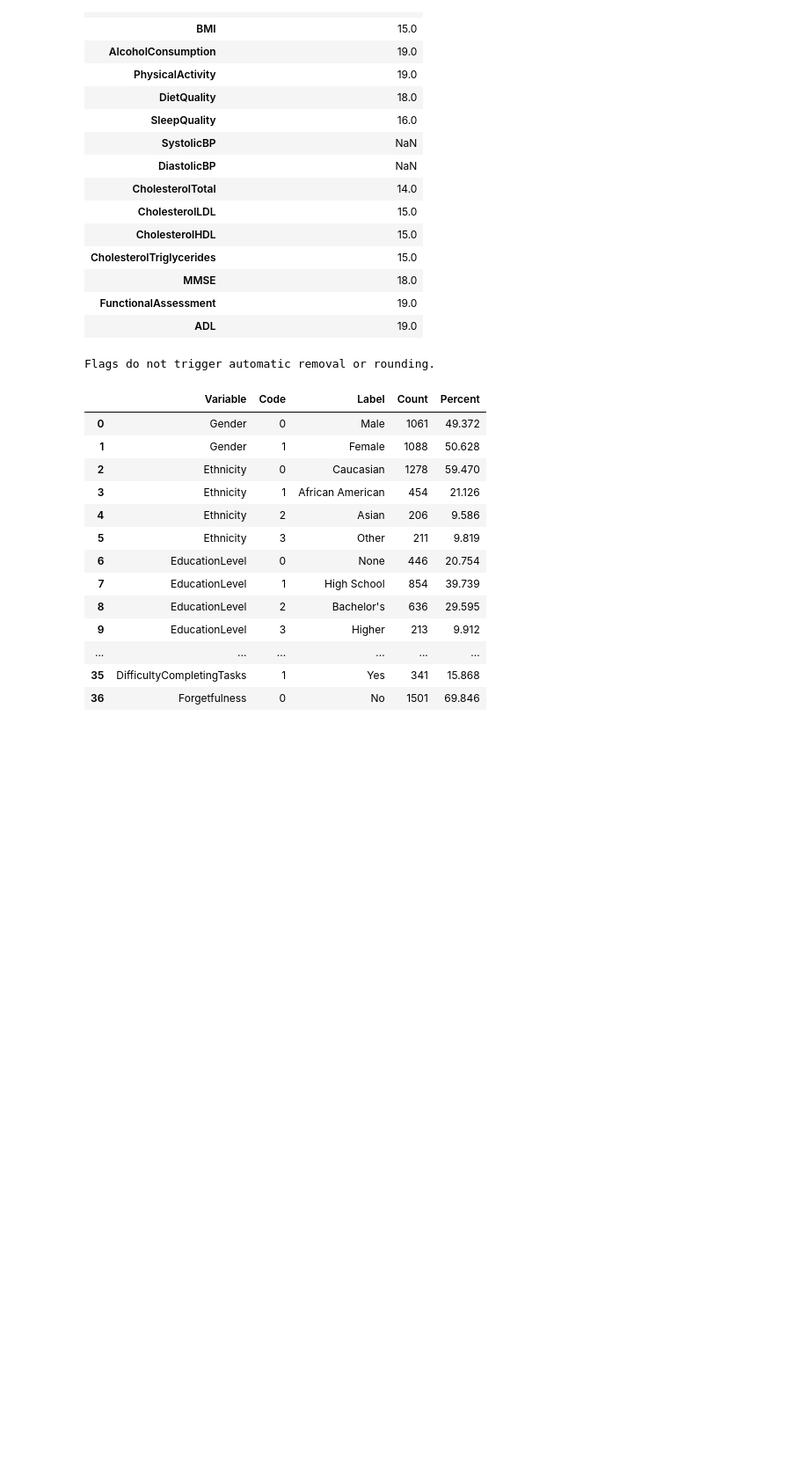
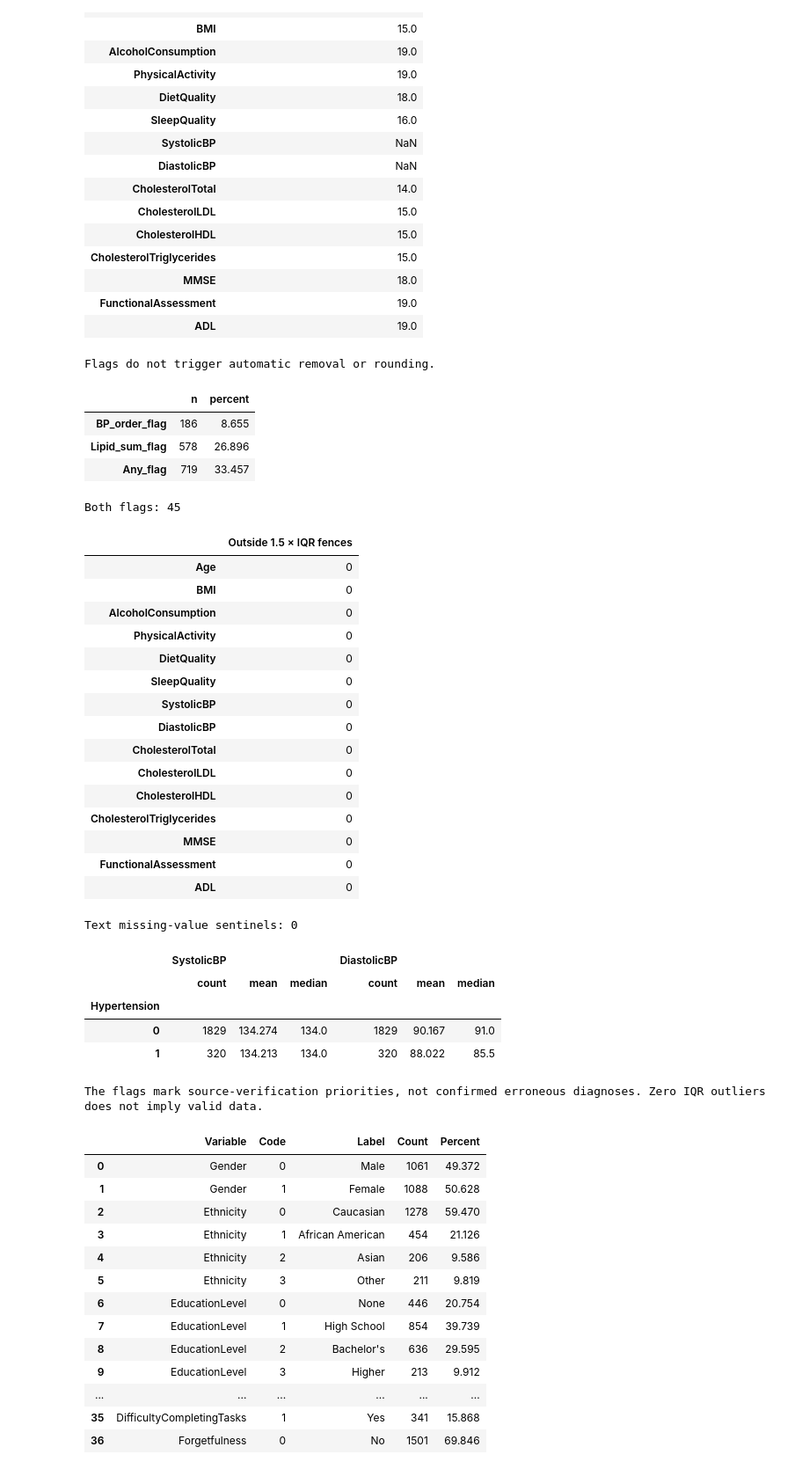
Before and after one commit to gebreabgithub/python_Task_3A, a Jupyter notebook: Assignment_3A_Alzheimers_Explore_and_Plan.ipynb, the cells around one changed output. Shown at 88% size. Drawn from its saved outputs; the diff is of its cells as text; code cells hidden in the pictures; blank space fills up the shorter version.

```diff
--- a/Assignment_3A_Alzheimers_Explore_and_Plan.ipynb
+++ b/Assignment_3A_Alzheimers_Explore_and_Plan.ipynb
@@ -250,6 +275,49 @@ Nonfinite numeric cells: 0
 | FunctionalAssessment | 19.0 |
 | ADL | 19.0 |
 Flags do not trigger automatic removal or rounding.
+# %%
+quality = pd.DataFrame(index=df.index)
+quality['BP_order_flag'] = df.SystolicBP.le(df.DiastolicBP)
+quality['Lipid_sum_flag'] = (df.CholesterolLDL + df.CholesterolHDL).gt(df.CholesterolTotal)
+quality['Any_flag'] = quality.any(axis=1)
+display(pd.DataFrame({'n':quality.sum(), 'percent':100*quality.mean()}))
+print('Both flags:', int((quality.BP_order_flag & quality.Lipid_sum_flag).sum()))
+quartiles=df[list(spec)].quantile([.25,.75])
+iqr=quartiles.loc[.75]-quartiles.loc[.25]
+iqr_flags=df[list(spec)].lt(quartiles.loc[.25]-1.5*iqr) | df[list(spec)].gt(quartiles.loc[.75]+1.5*iqr)
+display(iqr_flags.sum().rename('Outside 1.5 × IQR fences').to_frame())
+print('Text missing-value sentinels:', raw_text.apply(lambda s:s.str.strip().str.lower().isin(['na','n/a','null','none','unknown','?','-'])).sum().sum())
+display(df.groupby('Hypertension')[['SystolicBP','DiastolicBP']].agg(['count','mean','median']))
+print('The flags mark source-verification priorities, not confirmed erroneous diagnoses. Zero IQR outliers does not imply valid data.')
+# %% [output]
+|  | n | percent |
+| BP_order_flag | 186 | 8.655 |
+| Lipid_sum_flag | 578 | 26.896 |
+| Any_flag | 719 | 33.457 |
+Both flags: 45
+|  | Outside 1.5 × IQR fences |
+| Age | 0 |
+| BMI | 0 |
+| AlcoholConsumption | 0 |
+| PhysicalActivity | 0 |
+| DietQuality | 0 |
+| SleepQuality | 0 |
+| SystolicBP | 0 |
+| DiastolicBP | 0 |
+| CholesterolTotal | 0 |
+| CholesterolLDL | 0 |
+| CholesterolHDL | 0 |
+| CholesterolTriglycerides | 0 |
+| MMSE | 0 |
+| FunctionalAssessment | 0 |
+| ADL | 0 |
+Text missing-value sentinels: 0
+|  | SystolicBP |  |  | DiastolicBP |  |  |
+|  | count | mean | median | count | mean | median |
+| Hypertension |  |  |  |  |  |  |
+| 0 | 1829 | 134.274 | 134.0 | 1829 | 90.167 | 91.0 |
+| 1 | 320 | 134.213 | 134.0 | 320 | 88.022 | 85.5 |
+The flags mark source-verification priorities, not confirmed erroneous diagnoses. Zero IQR outliers does not imply valid data.
 # %%
 category_tables=[]
 for c,mapping in category_maps.items():
```
Also changed, not shown: parts of 20 cells of this notebook, 1 other file.
